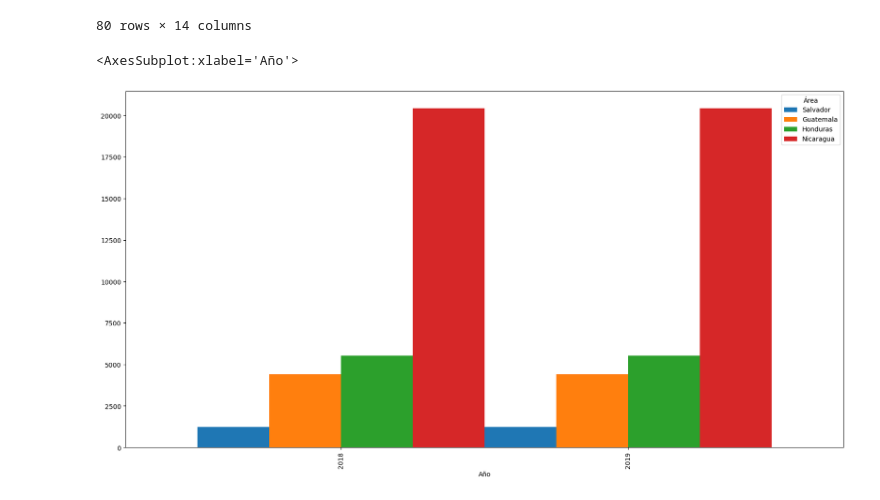
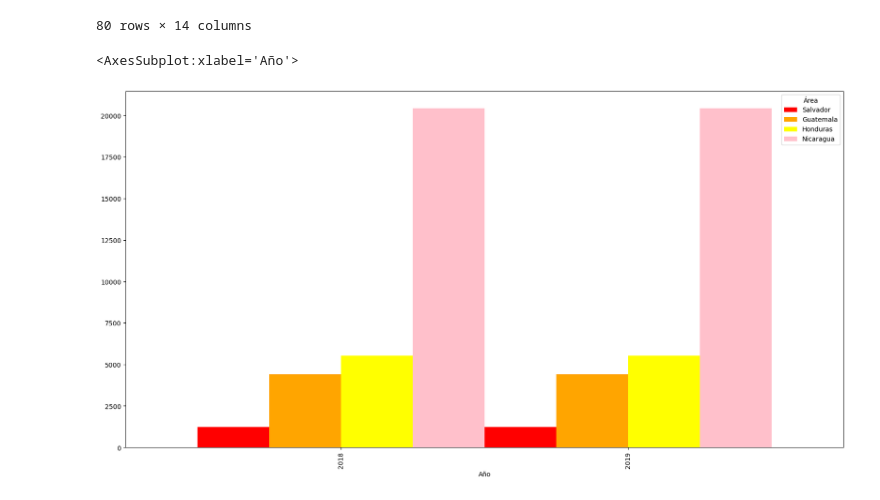
Before and after one commit to esdrasargote/TEA, a Jupyter notebook: lab07/lab07-Esdras Argote.ipynb, the cells around one changed output. Drawn from its saved outputs; the diff is of its cells as text; code cells hidden in the pictures.

```diff
--- a/lab07/lab07-Esdras Argote.ipynb
+++ b/lab07/lab07-Esdras Argote.ipynb
@@ -37,7 +37,7 @@ CO2
 80 rows × 14 columns
 # %%
 Co2 = CO2.groupby(["Área","Año"], sort=False)["Valor"].max()
-Co2.unstack().T.plot(kind="bar", subplots=False, layout=(2,2),figsize=(20,10), width=1)
+Co2.unstack().T.plot(kind="bar", subplots=False, layout=(2,2),figsize=(20,10), width=1, color=("red","orange","yellow","pink"))
 # %% [output]
 <AxesSubplot:xlabel='Año'>
-[figure, old version]
+[figure, new version]
```
